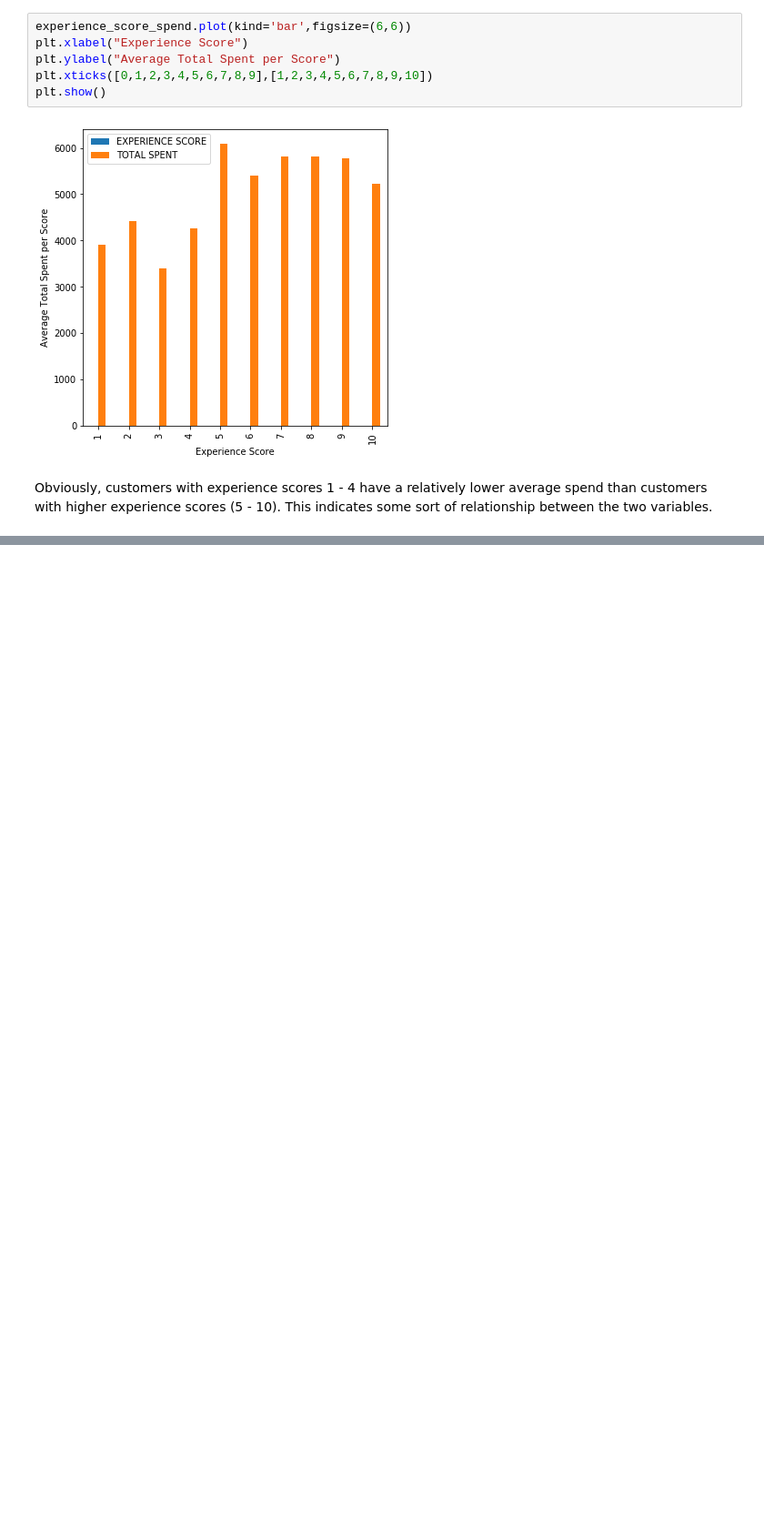
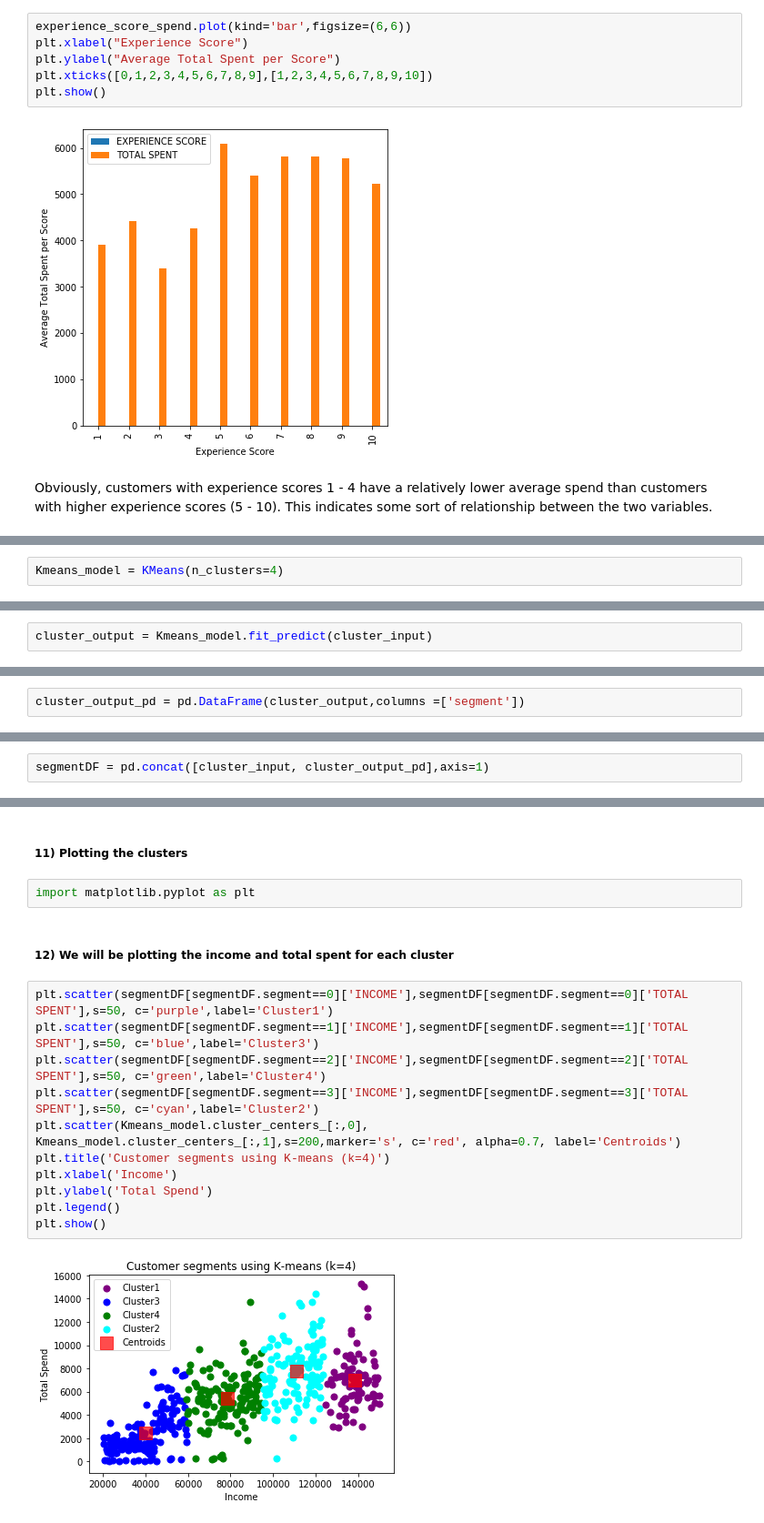
Before and after one commit to okeks/Machine-Learning-Clustering, a Jupyter notebook: Retailer X Machine Learning Clustering .ipynb, the cells around one changed output, grey strips where cells are left out. Shown at 91% size. Saved outputs shown, nothing was run; the diff lists cells and outputs as text; blank space fills up the shorter version.

```diff
--- a/Retailer X Machine Learning Clustering .ipynb
+++ b/Retailer X Machine Learning Clustering .ipynb
@@ -708,0 +733,2 @@ Obviously, customers with experience scores 1 - 4 have a relatively lower averag
+# %%
+Kmeans_model = KMeans(n_clusters=4)
@@ -708,0 +739,2 @@ Obviously, customers with experience scores 1 - 4 have a relatively lower averag
+# %%
+cluster_output = Kmeans_model.fit_predict(cluster_input)
@@ -708,0 +799,2 @@ Obviously, customers with experience scores 1 - 4 have a relatively lower averag
+# %%
+cluster_output_pd = pd.DataFrame(cluster_output,columns =['segment'])
@@ -708,0 +811,2 @@ Obviously, customers with experience scores 1 - 4 have a relatively lower averag
+# %%
+segmentDF = pd.concat([cluster_input, cluster_output_pd],axis=1)
@@ -708,0 +842,19 @@ Obviously, customers with experience scores 1 - 4 have a relatively lower averag
+# %% [markdown]
+##### 11) Plotting the clusters
+# %%
+import matplotlib.pyplot as plt
+# %% [markdown]
+##### 12) We will be plotting the income and total spent for each cluster
+# %%
+plt.scatter(segmentDF[segmentDF.segment==0]['INCOME'],segmentDF[segmentDF.segment==0]['TOTAL SPENT'],s=50, c='purple',label='Cluster1')
+plt.scatter(segmentDF[segmentDF.segment==1]['INCOME'],segmentDF[segmentDF.segment==1]['TOTAL SPENT'],s=50, c='blue',label='Cluster3')
+plt.scatter(segmentDF[segmentDF.segment==2]['INCOME'],segmentDF[segmentDF.segment==2]['TOTAL SPENT'],s=50, c='green',label='Cluster4')
+plt.scatter(segmentDF[segmentDF.segment==3]['INCOME'],segmentDF[segmentDF.segment==3]['TOTAL SPENT'],s=50, c='cyan',label='Cluster2')
+plt.scatter(Kmeans_model.cluster_centers_[:,0], Kmeans_model.cluster_centers_[:,1],s=200,marker='s', c='red', alpha=0.7, label='Centroids')
+plt.title('Customer segments using K-means (k=4)')
+plt.xlabel('Income')
+plt.ylabel('Total Spend')
+plt.legend()
+plt.show()
+# %% [output]
+[figure, added]
```
Also changed, not shown: parts of 25 cells of this notebook.
